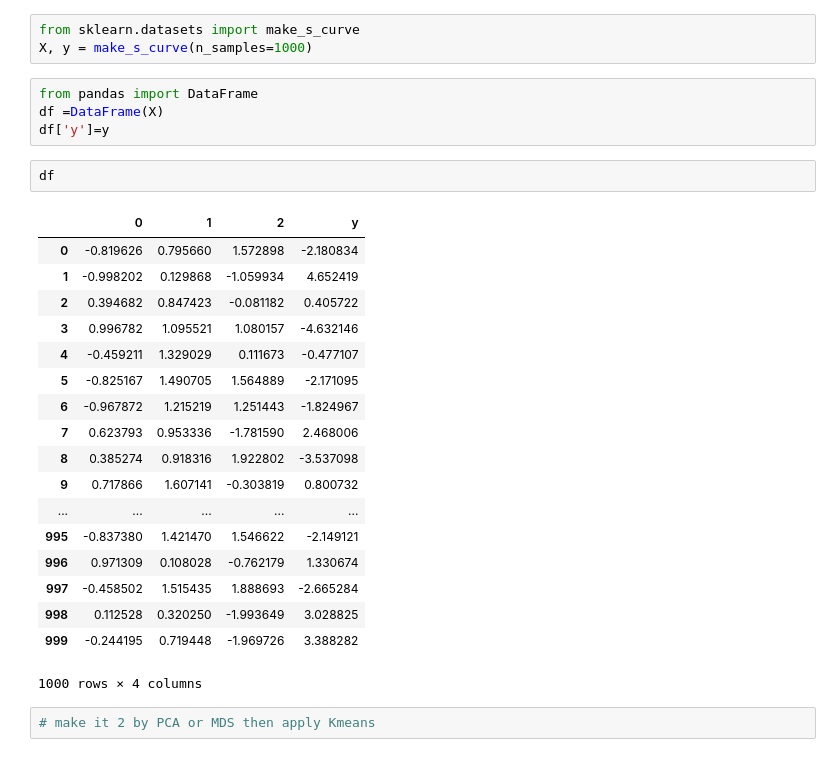
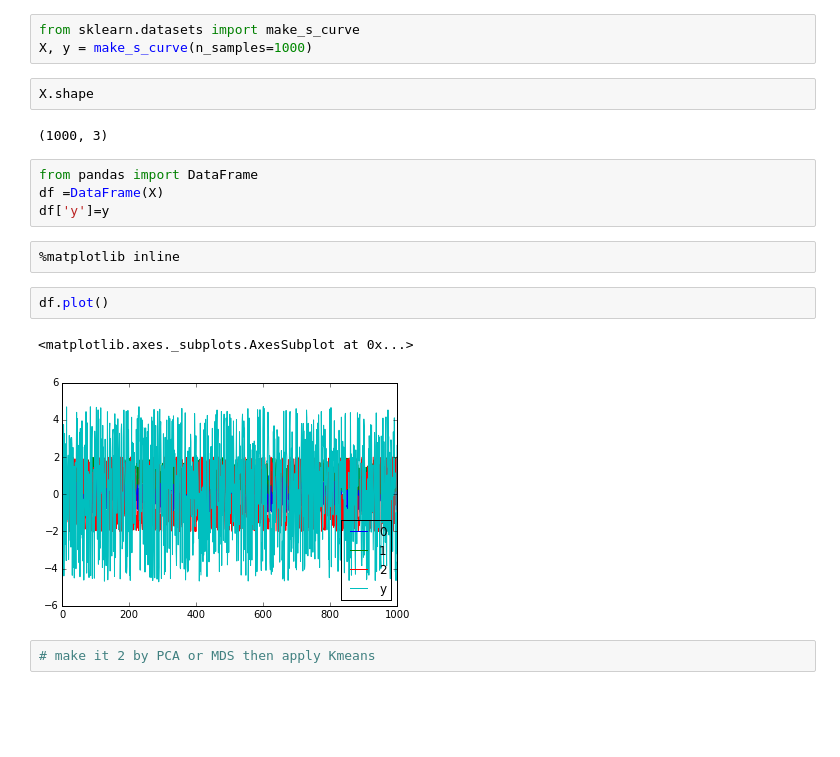
Before and after one commit to cacert/notebooks, a Jupyter notebook: TurkeyMap/misc.ipynb, the cells around one changed output. Cells and saved outputs as stored; diff of their text form; blank space fills up the shorter version.

```diff
--- a/TurkeyMap/misc.ipynb
+++ b/TurkeyMap/misc.ipynb
@@ -189,30 +242,20 @@ for label, x, y in zip(iller[0], tr[:, 0], tr[:, 1]):
 # %%
 from sklearn.datasets import make_s_curve
 X, y = make_s_curve(n_samples=1000)
+# %%
+X.shape
+# %% [output]
+(1000, 3)
 # %%
 from pandas import DataFrame
 df =DataFrame(X)
 df['y']=y
+# %%
+%matplotlib inline
 # %%
-df
+df.plot()
 # %% [output]
-|  | 0 | 1 | 2 | y |
-| 0 | -0.819626 | 0.795660 | 1.572898 | -2.180834 |
-| 1 | -0.998202 | 0.129868 | -1.059934 | 4.652419 |
-| 2 | 0.394682 | 0.847423 | -0.081182 | 0.405722 |
-| 3 | 0.996782 | 1.095521 | 1.080157 | -4.632146 |
-| 4 | -0.459211 | 1.329029 | 0.111673 | -0.477107 |
-| 5 | -0.825167 | 1.490705 | 1.564889 | -2.171095 |
-| 6 | -0.967872 | 1.215219 | 1.251443 | -1.824967 |
-| 7 | 0.623793 | 0.953336 | -1.781590 | 2.468006 |
-| 8 | 0.385274 | 0.918316 | 1.922802 | -3.537098 |
-| 9 | 0.717866 | 1.607141 | -0.303819 | 0.800732 |
-| ... | ... | ... | ... | ... |
-| 995 | -0.837380 | 1.421470 | 1.546622 | -2.149121 |
-| 996 | 0.971309 | 0.108028 | -0.762179 | 1.330674 |
-| 997 | -0.458502 | 1.515435 | 1.888693 | -2.665284 |
-| 998 | 0.112528 | 0.320250 | -1.993649 | 3.028825 |
-| 999 | -0.244195 | 0.719448 | -1.969726 | 3.388282 |
-1000 rows × 4 columns
+<matplotlib.axes._subplots.AxesSubplot at 0x...>
+[figure, added]
 # %%
 # make it 2 by PCA or MDS then apply Kmeans
```
Also changed, not shown: parts of 9 cells of this notebook.
